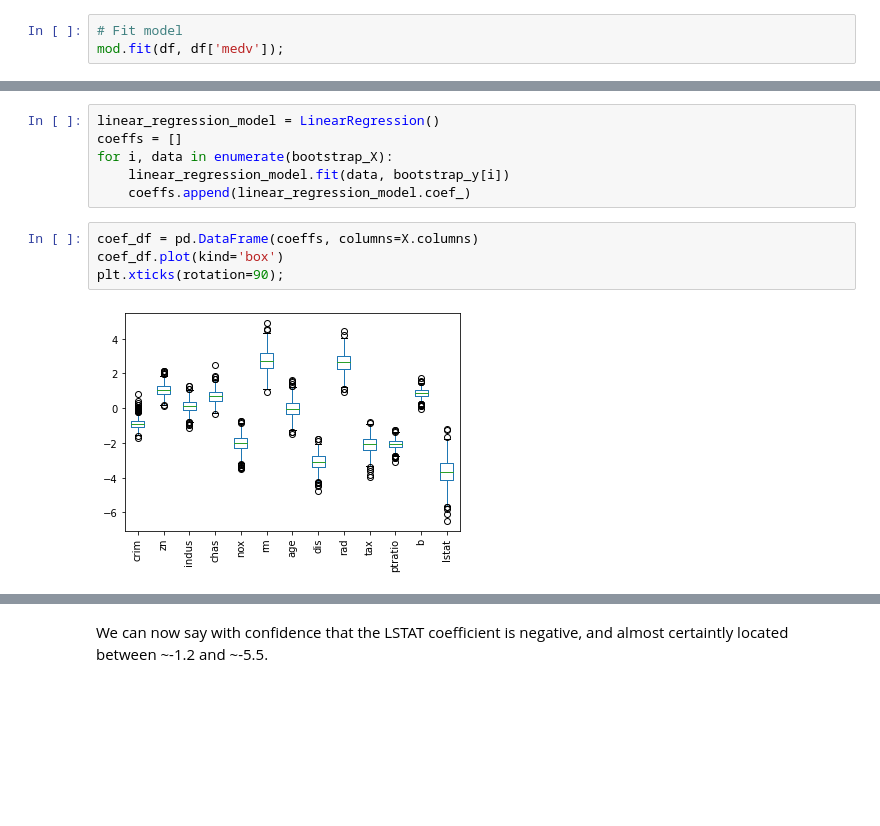
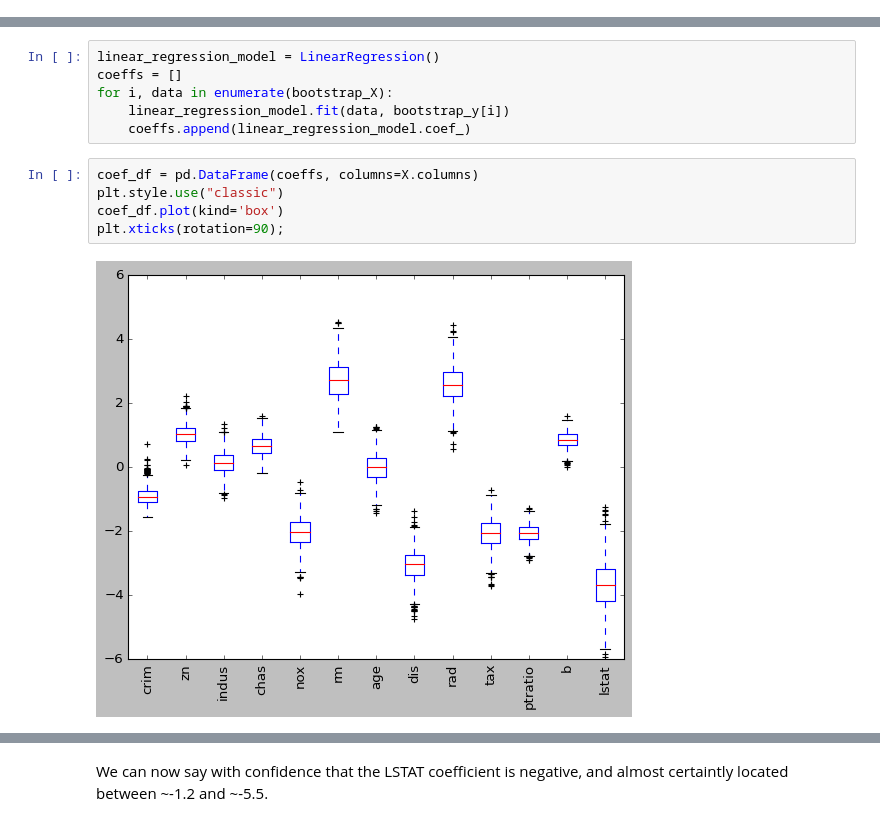
Before and after one commit to juls-dotcom/juls-dotcom.github.io, a Jupyter notebook: content/2020_10_linear_regression.ipynb, the cells around one changed output, grey strips where cells are left out. Drawn from its saved outputs; the diff is of its cells as text; blank space fills up the shorter version.

```diff
--- a/content/2020_10_linear_regression.ipynb
+++ b/content/2020_10_linear_regression.ipynb
@@ -588,3 +558,0 @@ mod = GridSearchCV(pipeline,
-# %%
-# Fit model
-mod.fit(df, df['medv']);
@@ -671,10 +628,11 @@ for i, data in enumerate(bootstrap_X):
     coeffs.append(linear_regression_model.coef_)
 # %%
 coef_df = pd.DataFrame(coeffs, columns=X.columns)
+plt.style.use("classic")
 coef_df.plot(kind='box')
 plt.xticks(rotation=90);
 # %% [output]
-[figure, old version]
+[figure, new version]
 # %%
 coef_df['lstat'].plot(kind='hist');
 # %% [output]
```
Also changed, not shown: parts of 11 cells of this notebook, 54 other files.
